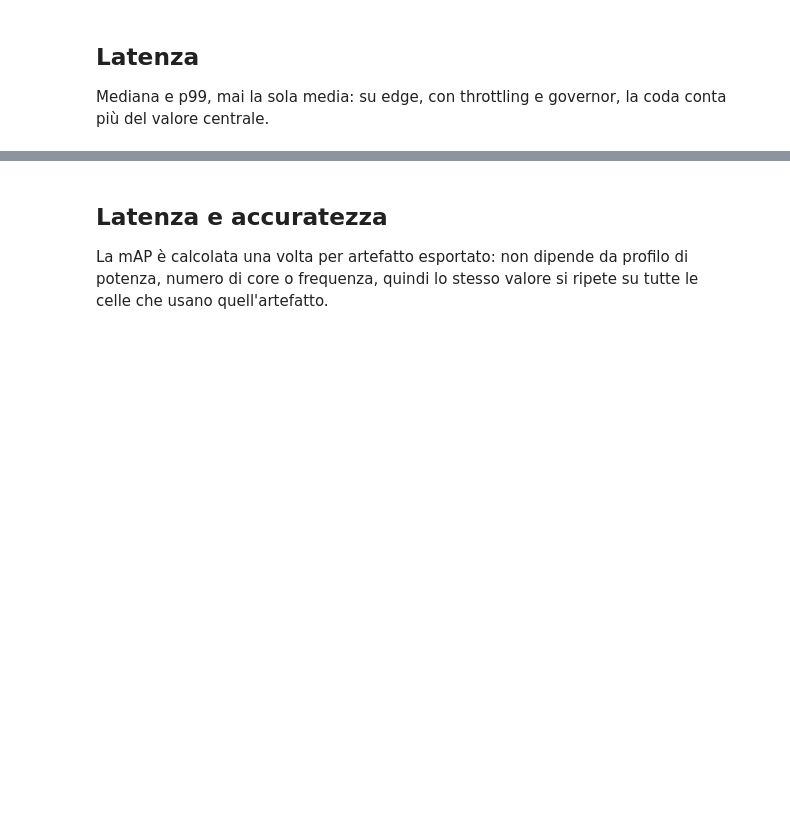
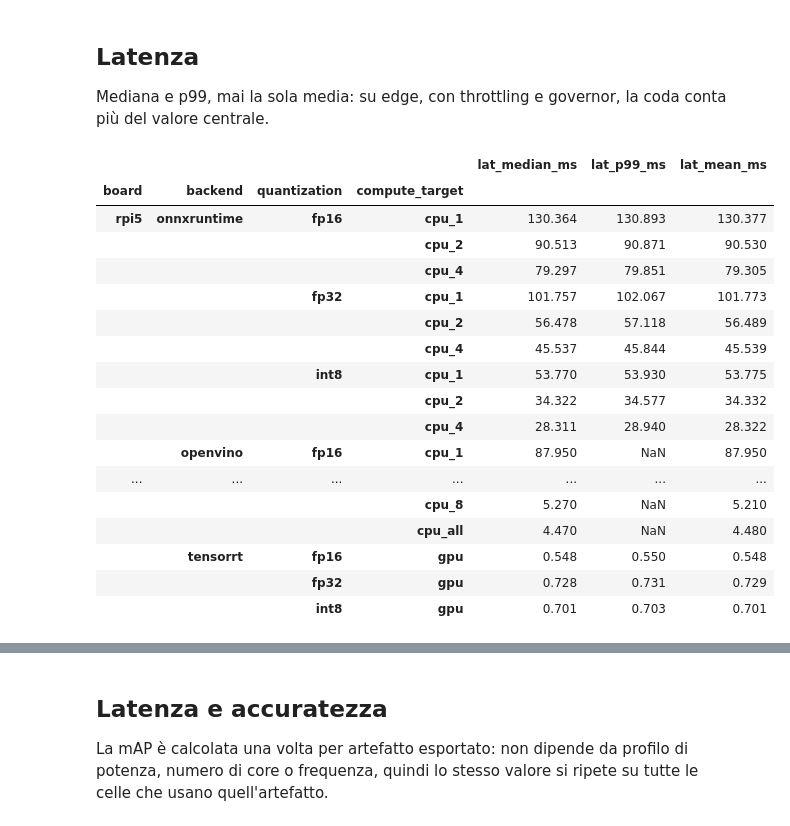
Before and after one commit to erikscolaro/yoloeval, a Jupyter notebook: notebooks/01_analysis.ipynb, the cells around one changed output, grey strips where cells are left out. Saved outputs shown, nothing was run; the diff lists cells and outputs as text; code cells hidden in the pictures; blank space fills up the shorter version.

```diff
--- a/notebooks/01_analysis.ipynb
+++ b/notebooks/01_analysis.ipynb
@@ -83,9 +131,28 @@ conta più del valore centrale.
 # %%
 ok = df[df.status == "ok"].copy()
 lat = (ok.groupby(["board", "backend", "quantization", "compute_target"])
          [["lat_median_ms", "lat_p99_ms", "lat_mean_ms"]].median()
-         .round(3).sort_values("lat_median_ms"))
+         .round(3).sort_index())
 display(lat)
+# %% [output]
+|  |  |  |  | lat_median_ms | lat_p99_ms | lat_mean_ms |
+| board | backend | quantization | compute_target |  |  |  |
+| rpi5 | onnxruntime | fp16 | cpu_1 | 130.364 | 130.893 | 130.377 |
+|  |  |  | cpu_2 | 90.513 | 90.871 | 90.530 |
+|  |  |  | cpu_4 | 79.297 | 79.851 | 79.305 |
+|  |  | fp32 | cpu_1 | 101.757 | 102.067 | 101.773 |
+|  |  |  | cpu_2 | 56.478 | 57.118 | 56.489 |
+|  |  |  | cpu_4 | 45.537 | 45.844 | 45.539 |
+|  |  | int8 | cpu_1 | 53.770 | 53.930 | 53.775 |
+|  |  |  | cpu_2 | 34.322 | 34.577 | 34.332 |
+|  |  |  | cpu_4 | 28.311 | 28.940 | 28.322 |
+|  | openvino | fp16 | cpu_1 | 87.950 | NaN | 87.950 |
+| ... | ... | ... | ... | ... | ... | ... |
+|  |  |  | cpu_8 | 5.270 | NaN | 5.210 |
+|  |  |  | cpu_all | 4.470 | NaN | 4.480 |
+|  | tensorrt | fp16 | gpu | 0.548 | 0.550 | 0.548 |
+|  |  | fp32 | gpu | 0.728 | 0.731 | 0.729 |
+|  |  | int8 | gpu | 0.701 | 0.703 | 0.701 |
 # %%
 pivot = ok.pivot_table(index="backend", columns="quantization",
                        values="lat_median_ms", aggfunc="median")
```
Also changed, not shown: parts of 13 cells of this notebook, 4 other files.
